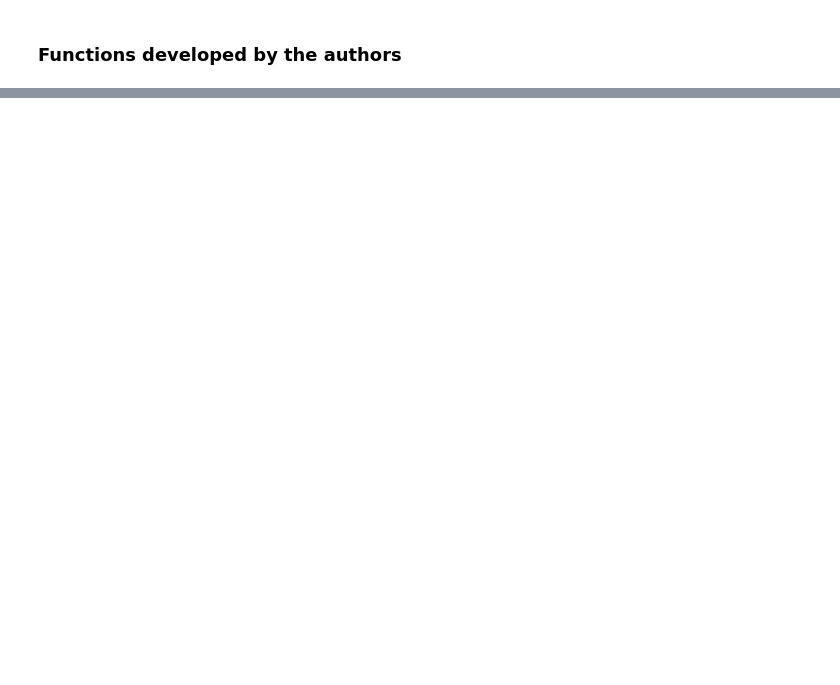
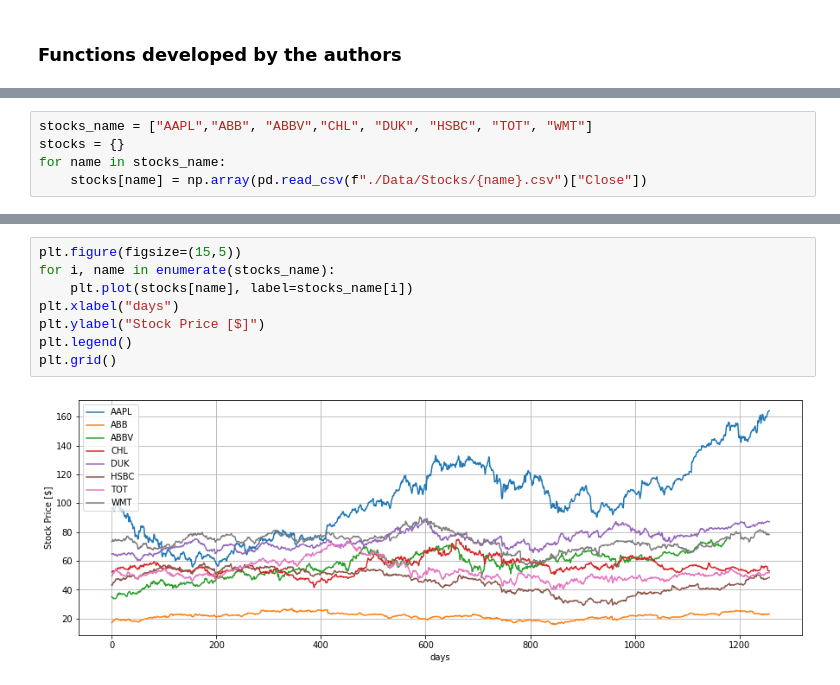
Before and after one commit to alejomonbar/Quantum-Counselor-for-Portfolio-Investment, a Jupyter notebook: Portfolio-Optimization.ipynb, the cells around one changed output, grey strips where cells are left out. Cells and saved outputs as stored; diff of their text form; blank space fills up the shorter version.

```diff
--- a/Portfolio-Optimization.ipynb
+++ b/Portfolio-Optimization.ipynb
@@ -199,0 +120,5 @@ pd.DataFrame({"Method":["QAOA","QAOA", "VQE", "VQE", "CPLEX"],
+# %%
+stocks_name = ["AAPL","ABB", "ABBV","CHL", "DUK", "HSBC", "TOT", "WMT"]
+stocks = {}
+for name in stocks_name:
+    stocks[name] = np.array(pd.read_csv(f"./Data/Stocks/{name}.csv")["Close"])
@@ -199,0 +141,10 @@ pd.DataFrame({"Method":["QAOA","QAOA", "VQE", "VQE", "CPLEX"],
+# %%
+plt.figure(figsize=(15,5))
+for i, name in enumerate(stocks_name):
+    plt.plot(stocks[name], label=stocks_name[i])
+plt.xlabel("days")
+plt.ylabel("Stock Price [$]")
+plt.legend()
+plt.grid()
+# %% [output]
+[figure, added]
```
Also changed, not shown: parts of 96 cells of this notebook, 14 other files.
